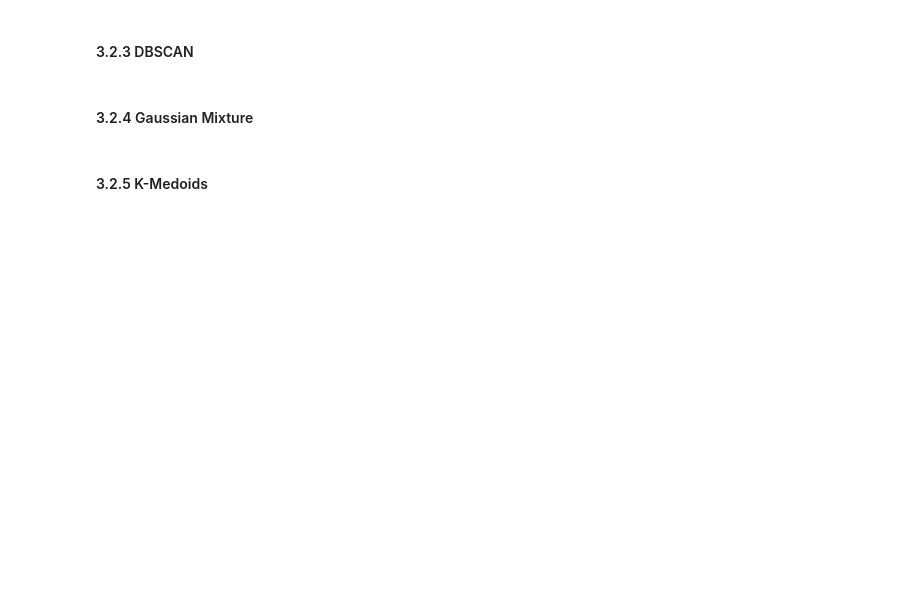
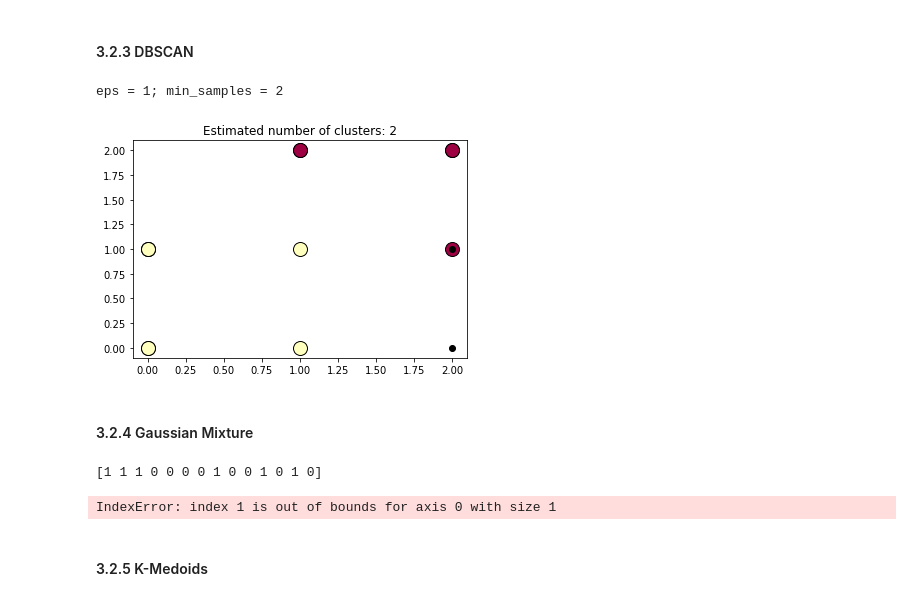
Before and after one commit to rolandhartanto/sklearn-exploration-clustering, a Jupyter notebook: Tugas1_MachineLearning.ipynb, the cells around one changed output. Saved outputs shown, nothing was run; the diff lists cells and outputs as text; code cells hidden in the pictures; blank space fills up the shorter version.

```diff
--- a/Tugas1_MachineLearning.ipynb
+++ b/Tugas1_MachineLearning.ipynb
@@ -382,6 +489,39 @@ graph_clustering_prediction[150]
 # %% [markdown]
 #### 3.2.3 DBSCAN
+# %%
+dbscan = DBSCAN(eps=1, min_samples=2)
+db = dbscan.fit(x)
+core_samples_mask = np.zeros_like(db.labels_, dtype=bool)
+core_samples_mask[db.core_sample_indices_] = True
+labels = db.labels_
+
+n_clusters_ = len(set(labels)) - (1 if -1 in labels else 0)
+
+print("eps = 1; min_samples = 2")
+plotDBSCAN()
+# %% [output]
+eps = 1; min_samples = 2
+[figure, added]
 # %% [markdown]
 #### 3.2.4 Gaussian Mixture
+# %%
+gmm = GaussianMixture(n_components=2)
+gmm.fit(x)
+labels = gmm.predict(x)
+
+plt.figure(figsize=(5, 8))
+plt.subplots_adjust(bottom=.01, top=0.95, hspace=.15, wspace=.05,
+                    left=.01, right=.99)
+# gmm.covariances_
+
+print(labels)
+h = plt.subplot(2, 1 , 1)
+make_ellipses(gmm, 2, h)
+plt.legend(scatterpoints=1, loc='lower right', prop=dict(size=12))
+plt.scatter(x[:, 0], x[:, 1], c=labels, s=40, cmap='viridis');
+plt.show()
+# %% [output]
+[1 1 1 0 0 0 0 1 0 0 1 0 1 0]
+IndexError: index 1 is out of bounds for axis 0 with size 1
 # %% [markdown]
 #### 3.2.5 K-Medoids
```
Also changed, not shown: parts of 13 cells of this notebook.
